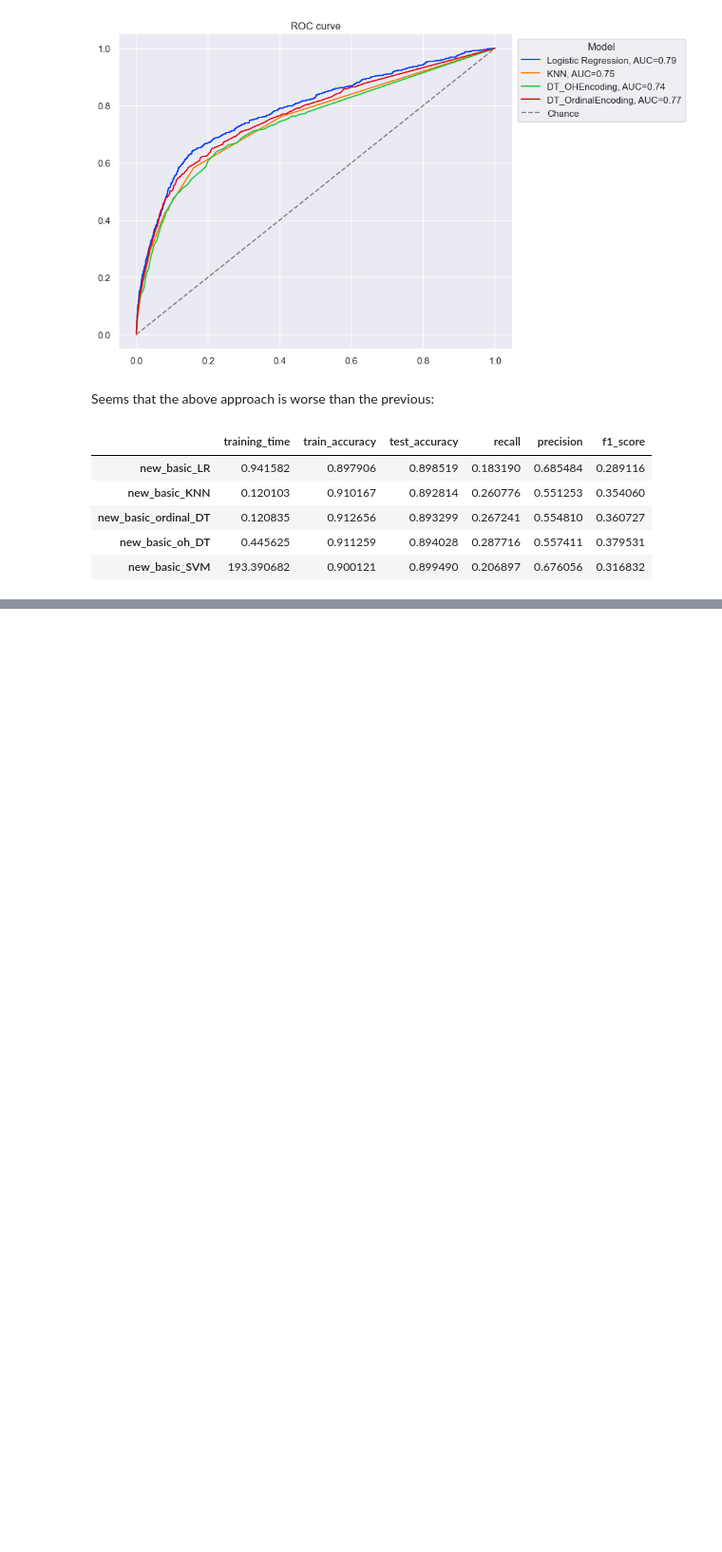
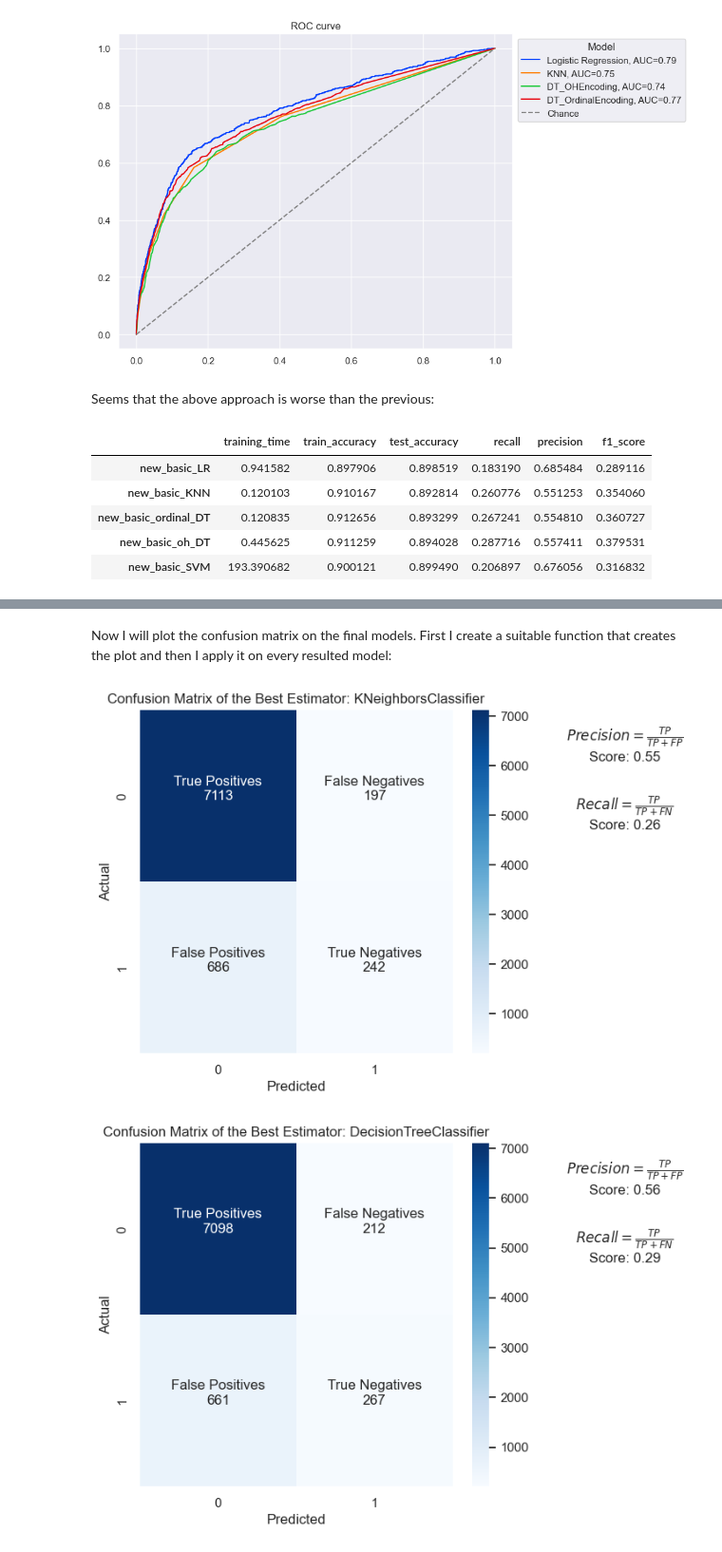
Before and after one commit to vtsou359/BankMarketing_ComparingClassifiers, a Jupyter notebook: bank_marketing.ipynb, the cells around one changed output, grey strips where cells are left out. Shown at 95% size. Cells and saved outputs as stored; diff of their text form; code cells hidden in the pictures; blank space fills up the shorter version.

```diff
--- a/bank_marketing.ipynb
+++ b/bank_marketing.ipynb
@@ -1982,0 +2028,53 @@ df_metrics_grid
+# %% [markdown]
+Now I will plot the confusion matrix on the final models. First I create a suitable function that creates the plot and then I apply it on every resulted model:
+# %%
+def plot_confusion_matrix(grid_search = grid_KNN):
+    # Use the best estimator from grid_lr to predict test set results
+    y_pred = grid_search.best_estimator_.predict(X_test)
+
+    # Calculate precision and recall
+    precision = precision_score(y_test, y_pred)
+    recall = recall_score(y_test, y_pred)
+
+    # Define the labels for the quadrants in the confusion matrix
+    labels = np.array([['True Positives', 'False Negatives'],
+                       ['False Positives', 'True Negatives']])
+
+    # Generate confusion matrix
+    cm = confusion_matrix(y_test, y_pred)
+
+    # Add precision and recall to the labels
+    labels = [[f'{labels[i][j]}\n{cm[i][j]}\n' for j in range(2)] for i in range(2)]
+
+    # Plot confusion matrix
+    plt.figure(figsize=(6, 6))  # Resize plot to allow space for formula and scores
+    sns.heatmap(cm, annot=labels, fmt='', cmap='Blues')
+    plt.xlabel('Predicted')
+    plt.ylabel('Actual')
+    plt.title('Confusion Matrix of the Best Estimator: '+grid_search.best_estimator_.named_steps['estimator'].__class__.__name__)
+
+
+    # Add the formulas for Precision and Recall at the bottom of the plot
+    plt.text(1.55, 0.9,
+             r'$Precision = \frac{TP}{TP + FP}$' + '\n' + f'Score: {precision:.2f}',
+             horizontalalignment='center',
+             verticalalignment='center',
+             transform = plt.gca().transAxes)
+
+    plt.text(1.55, 0.7,
+             r'$Recall = \frac{TP}{TP + FN}$' + '\n' + f'Score: {recall:.2f}',
+             horizontalalignment='center',
+             verticalalignment='center',
+             transform = plt.gca().transAxes)
+
+    # Adjust the layout to make room for the formulas
+    plt.subplots_adjust(bottom=0.2)
+    plt.show()
+
+
+########
+for grid_model in [grid_LR, grid_KNN, grid_DT_OH, grid_DT_Ordinal, grid_SVC]:
+    plot_confusion_matrix(grid_search = grid_model)
+# %% [output]
+[figure, added]
+[figure, added]
```
Also changed, not shown: parts of 6 cells of this notebook.
